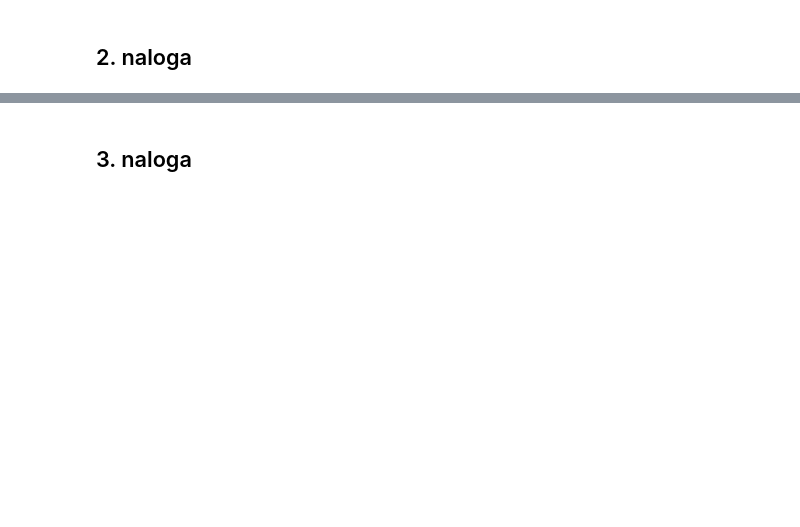
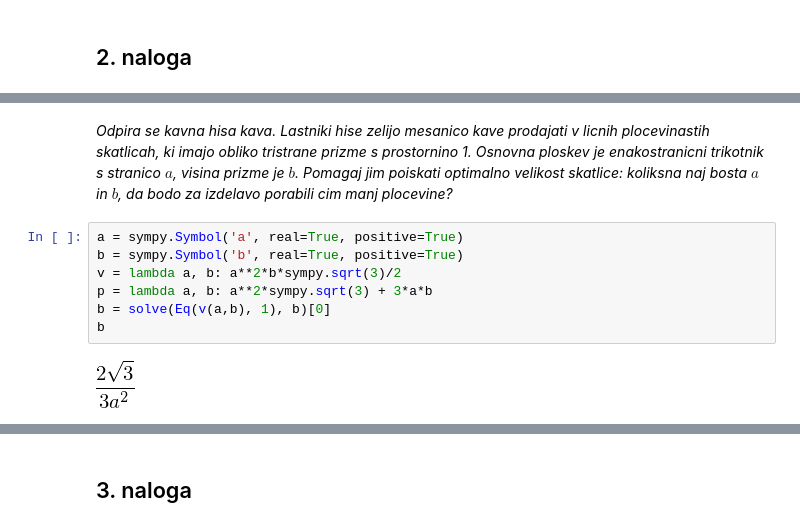
Before and after one commit to mrcinv/matpy, a Jupyter notebook: oma/kolokviji/OMA, 2. kolokvij, 2011_2012.ipynb, the cells around one changed output, grey strips where cells are left out. Cells and saved outputs as stored; diff of their text form; blank space fills up the shorter version.

```diff
--- a/oma/kolokviji/OMA, 2. kolokvij, 2011_2012.ipynb
+++ b/oma/kolokviji/OMA, 2. kolokvij, 2011_2012.ipynb
@@ -64,0 +65,11 @@ $$
+# %% [markdown]
+*Odpira se kavna hisa kava. Lastniki hise zelijo mesanico kave prodajati v licnih plocevinastih skatlicah, ki imajo obliko tristrane prizme s prostornino 1. Osnovna ploskev je enakostranicni trikotnik s stranico $a$, visina prizme je $b$. Pomagaj jim poiskati optimalno velikost skatlice: koliksna naj bosta $a$ in $b$, da bodo za izdelavo porabili cim manj plocevine?*
+# %%
+a = sympy.Symbol('a', real=True, positive=True)
+b = sympy.Symbol('b', real=True, positive=True)
+v = lambda a, b: a**2*b*sympy.sqrt(3)/2
+p = lambda a, b: a**2*sympy.sqrt(3) + 3*a*b
+b = solve(Eq(v(a,b), 1), b)[0]
+b
+# %% [output]
+[figure, added]
```
Also changed, not shown: parts of 40 cells of this notebook, 2 other files.
